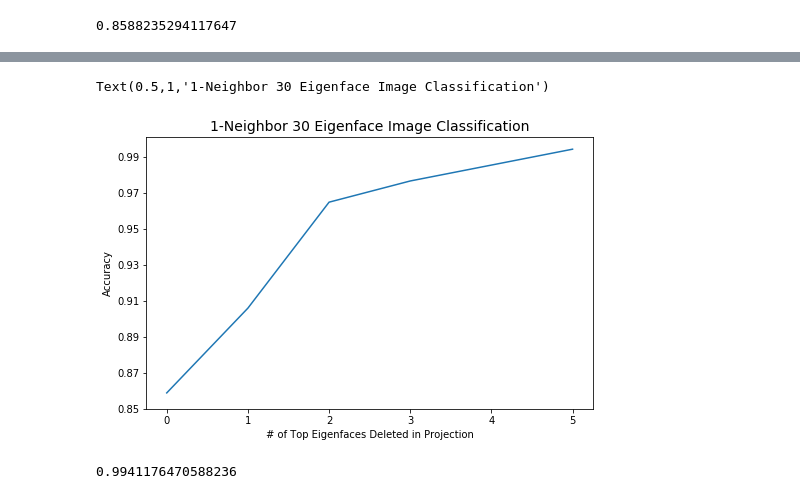
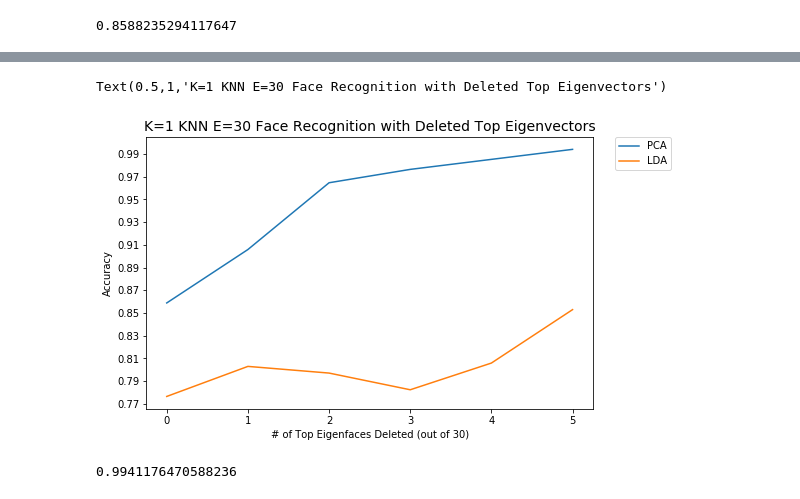
Before and after one commit to kevinniechen/face-recognition, a Jupyter notebook: notebooks/1.0-kc-train-load.ipynb, the cells around one changed output, grey strips where cells are left out. Drawn from its saved outputs; the diff is of its cells as text; code cells hidden in the pictures.

```diff
--- a/notebooks/1.0-kc-train-load.ipynb
+++ b/notebooks/1.0-kc-train-load.ipynb
@@ -288,8 +393,8 @@ array([[-0.04086506,  0.02667724,  0.02105273, ...,  0.022937  ,
 def project_eigenface(M, vectors):
     return [M @ v for v in vectors]
 
-pr_train_X = project_eigenface(eigvecs_f50_m3.T, train_X)
-pr_test_X = project_eigenface(eigvecs_f50_m3.T, test_X)
+pr_train_X = project_eigenface(eigvecs_f50.T, train_X)
+pr_test_X = project_eigenface(eigvecs_f50.T, test_X)
 # %%
 %%timeit
 model = KNNClassifier(neighbors=10)
@@ -325,2 +430,12 @@ Wall time: 36.8 s
+# %%
+accs_lda = []
+for i in range(1,6):
+    eigvecs_lda_f = eigvecs2[:,:i*10]
+    pr_train_X = project_eigenface(eigvecs_lda_f.T, train_X)
+    pr_test_X = project_eigenface(eigvecs_lda_f.T, test_X)
+    model = KNNClassifier(neighbors=1)
+    model.fit(pr_train_X, train_Y)
+    acc = model.score(pr_test_X, test_Y)
+    accs_lda.append(acc)
 # %%
 fig = plt.figure(figsize=(8,5))
@@ -339,7 +456,7 @@ accs[2]
 0.8588235294117647
 # %%
 %%time
-accs = []
+accs_deletions = []
 for i in range(6):
     eigvecs_f = eigvecs[:,i:30]
     pr_train_X = project_eigenface(eigvecs_f.T, train_X)
@@ -347,5 +464,5 @@ for i in range(6):
     model = KNNClassifier(neighbors=1)
     model.fit(pr_train_X, train_Y)
     acc = model.score(pr_test_X, test_Y)
-    accs.append(acc)
+    accs_deletions.append(acc)
 # %% [output]
@@ -354,13 +471,25 @@ Wall time: 41.3 s
+# %%
+accs_deletions_lda = []
+for i in range(6):
+    eigvecs_lda_f = eigvecs2[:,i:30]
+    pr_train_X = project_eigenface(eigvecs_lda_f.T, train_X)
+    pr_test_X = project_eigenface(eigvecs_lda_f.T, test_X)
+    model = KNNClassifier(neighbors=1)
+    model.fit(pr_train_X, train_Y)
+    acc = model.score(pr_test_X, test_Y)
+    accs_deletions_lda.append(acc)
 # %%
 fig = plt.figure(figsize=(8,5))
-plt.plot(range(6), accs)
+plt.plot(range(6), accs_deletions, label="PCA")
+plt.plot(range(6), accs_deletions_lda, label="LDA")
+plt.legend(bbox_to_anchor=(1.05, 1), loc=2, borderaxespad=0.)
 plt.ylabel('Accuracy')
-plt.xlabel('# of Top Eigenfaces Deleted in Projection')
-plt.yticks(np.arange(0.85,1,0.02))
-plt.title('1-Neighbor 30 Eigenface Image Classification', fontsize=14)
+plt.xlabel('# of Top Eigenfaces Deleted (out of 30)')
+plt.yticks(np.arange(0.77,1,0.02))
+plt.title('K=1 KNN E=30 Face Recognition with Deleted Top Eigenvectors', fontsize=14)
 # %% [output]
-Text(0.5,1,'1-Neighbor 30 Eigenface Image Classification')
+Text(0.5,1,'K=1 KNN E=30 Face Recognition with Deleted Top Eigenvectors')
-[figure, old version]
+[figure, new version]
 # %%
 # top 30 - 5
 eigvecs_f = eigvecs[:,5:30]
```
Also changed, not shown: parts of 34 cells of this notebook, 10 other files.
